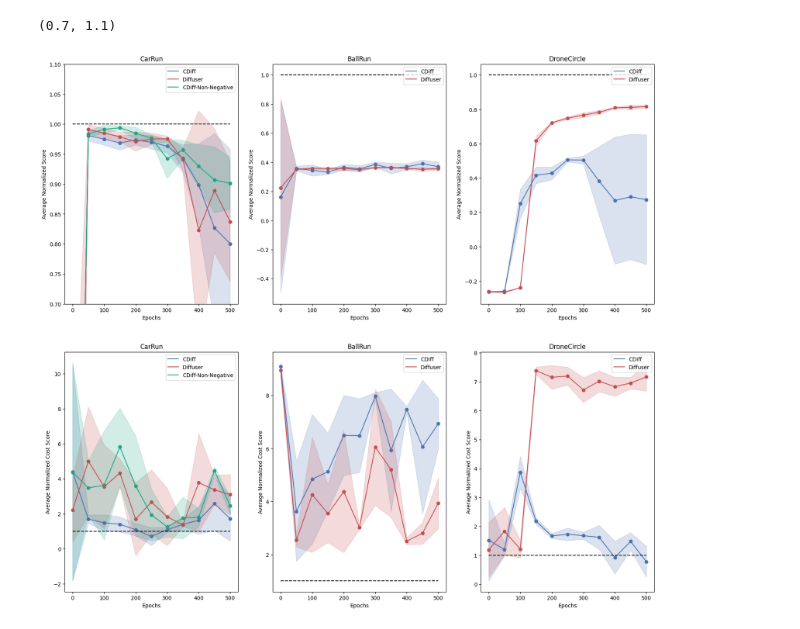
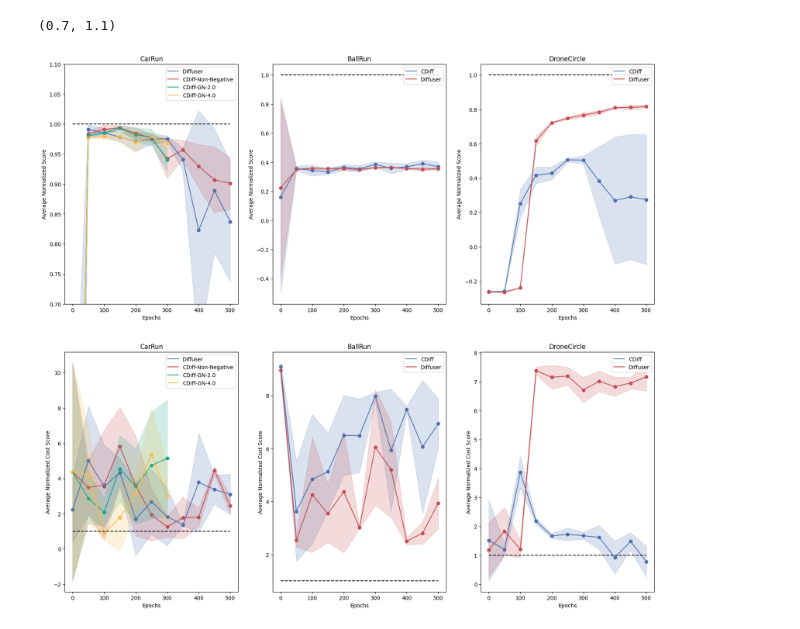
Before and after one commit to BobHuangC/safe-decision-diffuser, a Jupyter notebook: notebooks/plot_curves.ipynb, the cells around one changed output. Drawn from its saved outputs; the diff is of its cells as text; code cells hidden in the pictures.

Commit message:
History-cond diffuser

```diff
--- a/notebooks/plot_curves.ipynb
+++ b/notebooks/plot_curves.ipynb
@@ -34,15 +34,15 @@ def read_metrics(log_dir, metric_name: str, interval: int = 1):
 
     return np.array(epochs), np.array(results)
 # %%
-colors = [
-    "#4C72B0", "#C44E52", "#1ba784",
-]
+colors = ["#4C72B0", "#C44E52", "#1ba784", "#f3bf4c", "#7e2065", "#0eb0c9"]
 # %%
 dataset_logs = {
     "CarRun": {
-        "CDiff": "../logs/diffuser_inv_dsrl/OfflineCarRun-v0/h_12-tgt_575.0,10.0-usecost_True",
+        # "CDiff": "../logs/diffuser_inv_dsrl/OfflineCarRun-v0/h_12-tgt_575.0,10.0-usecost_True",
         "Diffuser": "../logs/diffuser_inv_dsrl/OfflineCarRun-v0/h_12-tgt_575.0,10.0-usecost_False",
         "CDiff-Non-Negative": "../logs/diffuser_inv_dsrl_noneg/OfflineCarRun-v0/h_12-tgt_575.0,10.0-usecost_True",
+        "CDiff-GN-2.0": "../logs/diffuser_inv_dsrl_noneg/OfflineCarRun-v0/h_12-tgt_575.0,10.0-gn_2.0-usecost_True",
+        "CDiff-GN-4.0": "../logs/diffuser_inv_dsrl_noneg/OfflineCarRun-v0/h_12-tgt_575.0,10.0-gn_4.0-usecost_True",
     },
     "BallRun": {
         "CDiff": "../logs/diffuser_inv_dsrl/OfflineBallRun-v0/h_12-tgt_500.0,10.0-usecost_True",
@@ -58,7 +58,9 @@ fig, axes = plt.subplots(2, 3, figsize=(20, 18))
 
 for idx, (dataset, logs) in enumerate(dataset_logs.items()):
     for m_idx, (method, log_dir) in enumerate(logs.items()):
-        epochs, returns = read_metrics(log_dir, "average_normalized_return", interval=50)
+        epochs, returns = read_metrics(
+            log_dir, "average_normalized_return", interval=50
+        )
         axes[0][idx].scatter(epochs, returns.mean(axis=0), color=colors[m_idx])
         axes[0][idx].plot(
             epochs, returns.mean(axis=0), label=method, color=colors[m_idx]
@@ -71,35 +73,37 @@ for idx, (dataset, logs) in enumerate(dataset_logs.items()):
             color=colors[m_idx],
         )
 
-        epochs, cost_returns = read_metrics(log_dir, "average_normalized_cost_return", interval=50)
+        epochs, cost_returns = read_metrics(
+            log_dir, "average_normalized_cost_return", interval=50
+        )
 
         axes[1][idx].scatter(epochs, cost_returns.mean(axis=0), color=colors[m_idx])
         axes[1][idx].plot(
             epochs, cost_returns.mean(axis=0), label=method, color=colors[m_idx]
         )
         axes[1][idx].fill_between(
             epochs,
             cost_returns.mean(axis=0) - cost_returns.std(axis=0),
             cost_returns.mean(axis=0) + cost_returns.std(axis=0),
             alpha=0.2,
             color=colors[m_idx],
         )
 
     axes[0][idx].set_xlabel("Epochs")
     axes[0][idx].set_ylabel("Average Normalized Score")
     axes[0][idx].set_title(dataset)
     axes[0][idx].legend()
     axes[0][idx].hlines(1.0, 0, 500, linestyles="dashed", colors="k")
 
     axes[1][idx].set_xlabel("Epochs")
     axes[1][idx].set_ylabel("Average Normalized Cost Score")
     axes[1][idx].set_title(dataset)
     axes[1][idx].legend()
     axes[1][idx].hlines(1.0, 0, 500, linestyles="dashed", colors="k")
 
 axes[0][0].set_ylim([0.7, 1.1])
 
 # fig.savefig("save_figs/d4rl_results.png")
 # %% [output]
 (0.7, 1.1)
-[figure, old version]
+[figure, new version]
```
Also changed, not shown: 10 other files.
